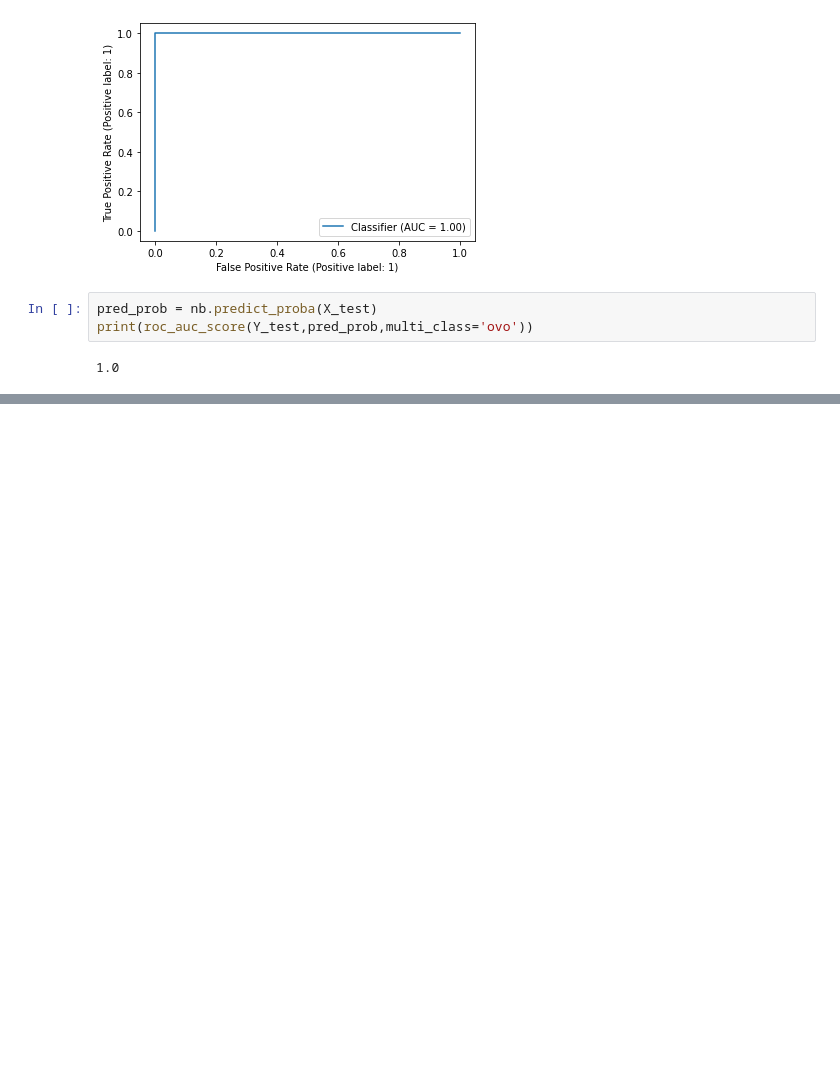
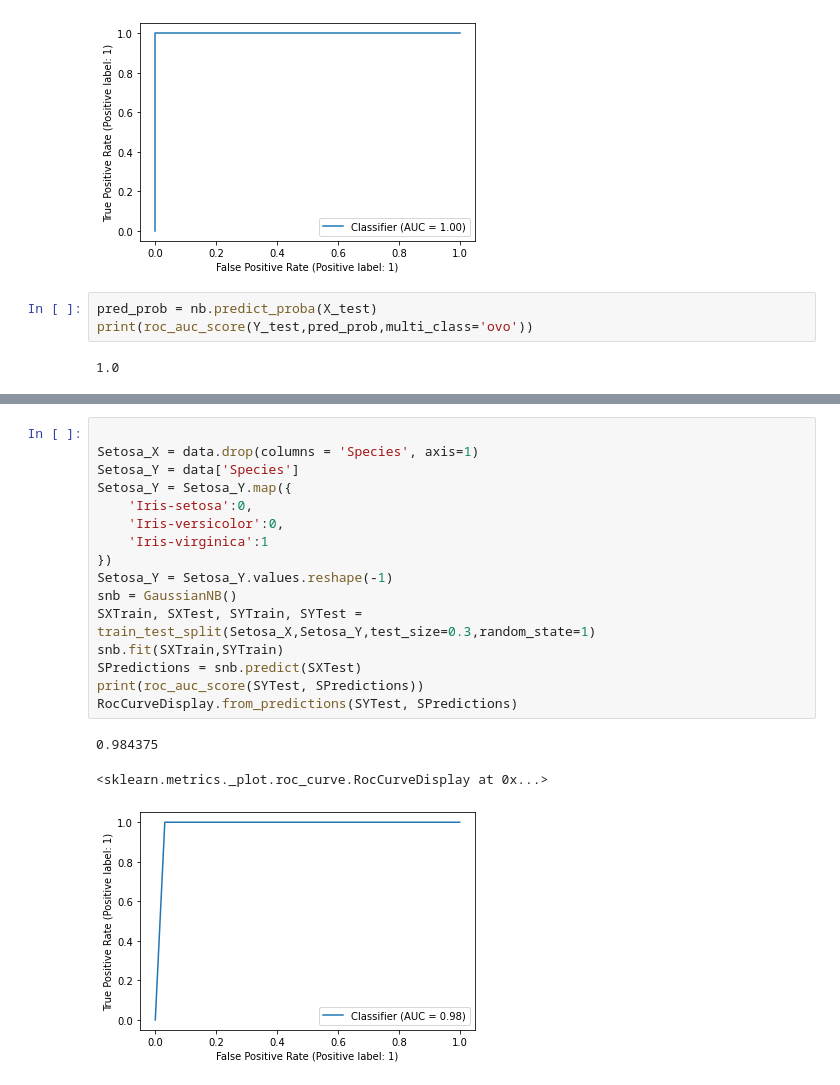
Before and after one commit to Sal-Kal/Notebooks, a Jupyter notebook: Naive Bayes/Binomial.ipynb, the cells around one changed output, grey strips where cells are left out. Saved outputs shown, nothing was run; the diff lists cells and outputs as text; blank space fills up the shorter version.

```diff
--- a/Naive Bayes/Binomial.ipynb
+++ b/Naive Bayes/Binomial.ipynb
@@ -139,0 +160,20 @@ print(roc_auc_score(Y_test,pred_prob,multi_class='ovo'))
+# %%
+
+Setosa_X = data.drop(columns = 'Species', axis=1)
+Setosa_Y = data['Species']
+Setosa_Y = Setosa_Y.map({
+    'Iris-setosa':0,
+    'Iris-versicolor':0,
+    'Iris-virginica':1
+})
+Setosa_Y = Setosa_Y.values.reshape(-1)
+snb = GaussianNB()
+SXTrain, SXTest, SYTrain, SYTest = train_test_split(Setosa_X,Setosa_Y,test_size=0.3,random_state=1)
+snb.fit(SXTrain,SYTrain)
+SPredictions = snb.predict(SXTest)
+print(roc_auc_score(SYTest, SPredictions))
+RocCurveDisplay.from_predictions(SYTest, SPredictions)
+# %% [output]
+0.984375
+<sklearn.metrics._plot.roc_curve.RocCurveDisplay at 0x...>
+[figure, added]
```
Also changed, not shown: parts of 1 cell of this notebook, 6 other files.
